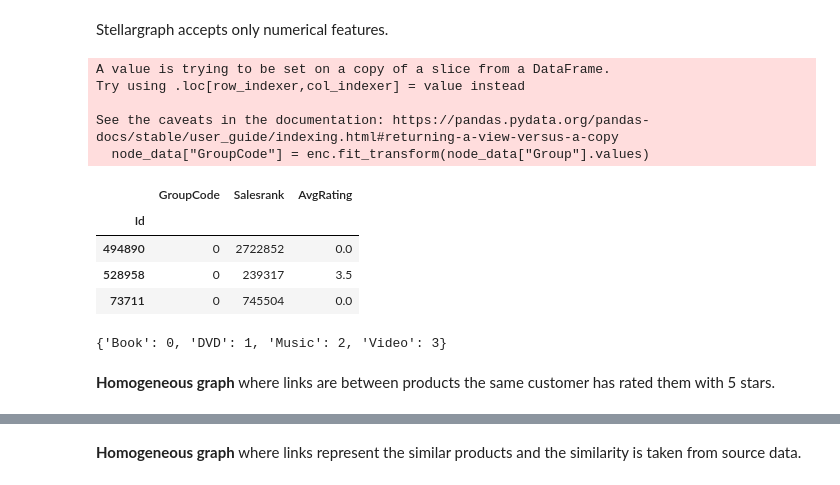
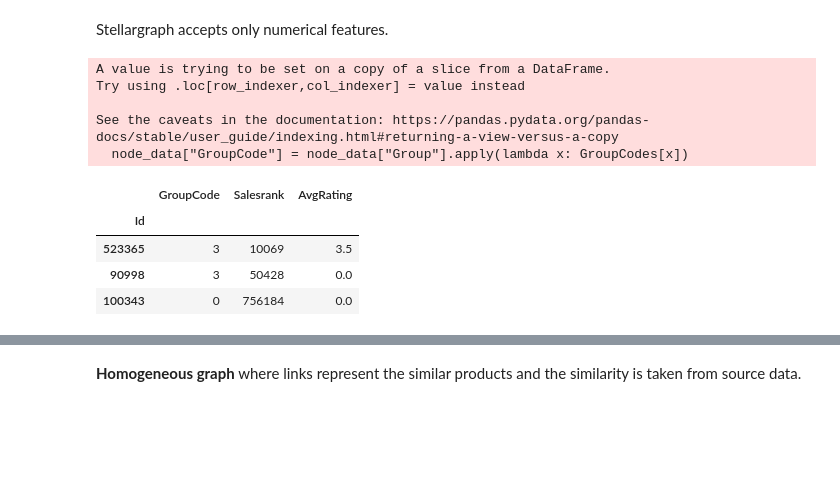
Before and after one commit to h31d1/Recommender, a Jupyter notebook: Recommender.ipynb, the cells around one changed output, grey strips where cells are left out. Drawn from its saved outputs; the diff is of its cells as text; code cells hidden in the pictures; blank space fills up the shorter version.

```diff
--- a/Recommender.ipynb
+++ b/Recommender.ipynb
@@ -110,25 +28,18 @@ CG.add_nodes_from(missing_nodes)
 Stellargraph accepts only numerical features.
 # %%
 node_data = nodes[["Group","Salesrank","AvgRating"]]
-enc = LabelEncoder()
-node_data["GroupCode"] = enc.fit_transform(node_data["Group"].values)
+GroupCodes = {'Book': 0, 'DVD': 1, 'Music': 2, 'Video': 3}
+node_data["GroupCode"] = node_data["Group"].apply(lambda x: GroupCodes[x])
 node_data = node_data[["GroupCode","Salesrank","AvgRating"]]
 node_data.sample(3)
 # %% [output]
 A value is trying to be set on a copy of a slice from a DataFrame.
 Try using .loc[row_indexer,col_indexer] = value instead
 
 See the caveats in the documentation: https://pandas.pydata.org/pandas-docs/stable/user_guide/indexing.html#returning-a-view-versus-a-copy
-  node_data["GroupCode"] = enc.fit_transform(node_data["Group"].values)
+  node_data["GroupCode"] = node_data["Group"].apply(lambda x: GroupCodes[x])
 |  | GroupCode | Salesrank | AvgRating |
 | Id |  |  |  |
-| 494890 | 0 | 2722852 | 0.0 |
-| 528958 | 0 | 239317 | 3.5 |
-| 73711 | 0 | 745504 | 0.0 |
+| 523365 | 3 | 10069 | 3.5 |
+| 90998 | 3 | 50428 | 0.0 |
+| 100343 | 0 | 756184 | 0.0 |
-# %%
-prod_groups = {k: v for v,k in enumerate(enc.classes_)}
-prod_groups
-# %% [output]
-{'Book': 0, 'DVD': 1, 'Music': 2, 'Video': 3}
-# %% [markdown]
-**Homogeneous graph** where links are between products the same customer has rated them with 5 stars.
```
Also changed, not shown: parts of 94 cells of this notebook, 1 other file.
